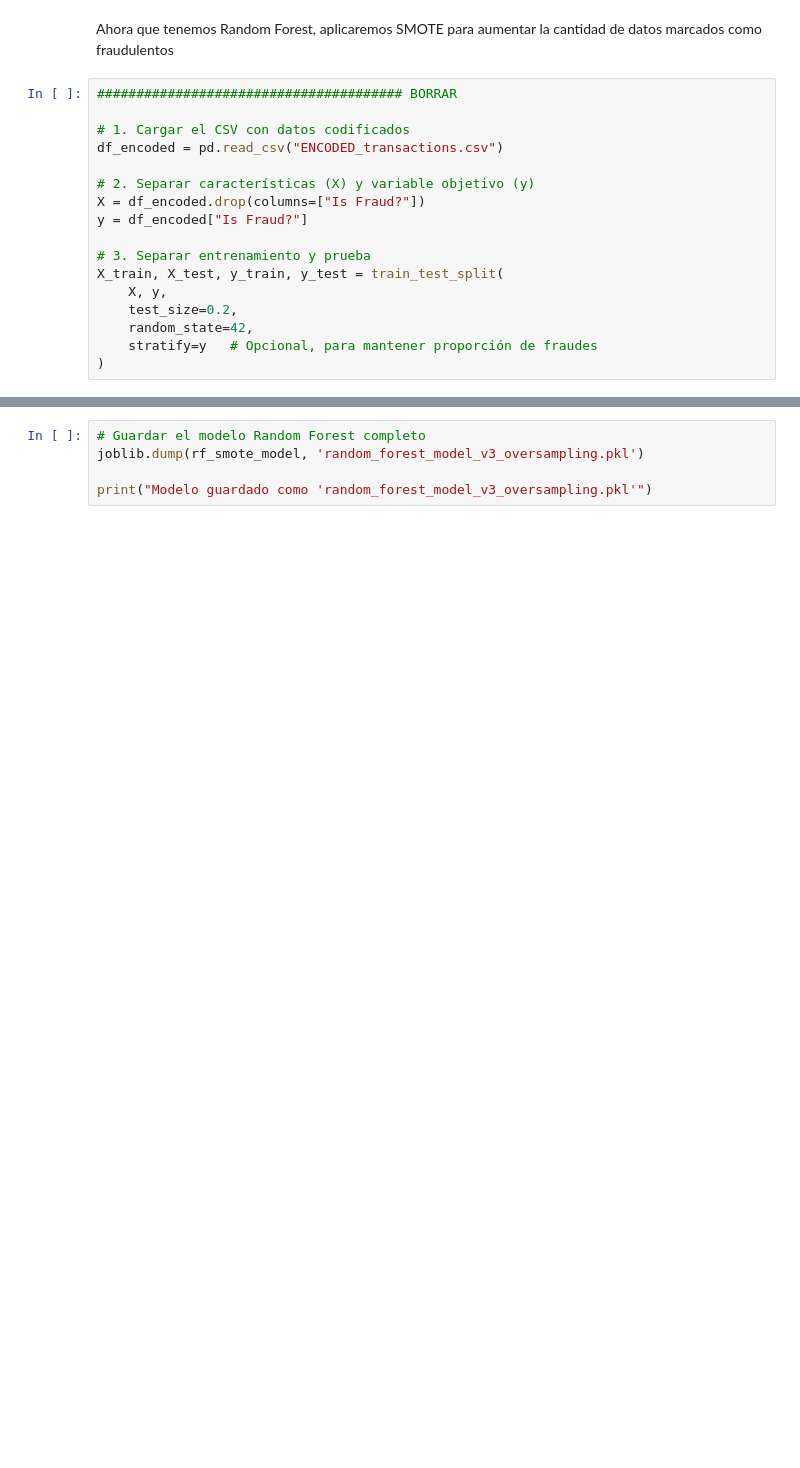
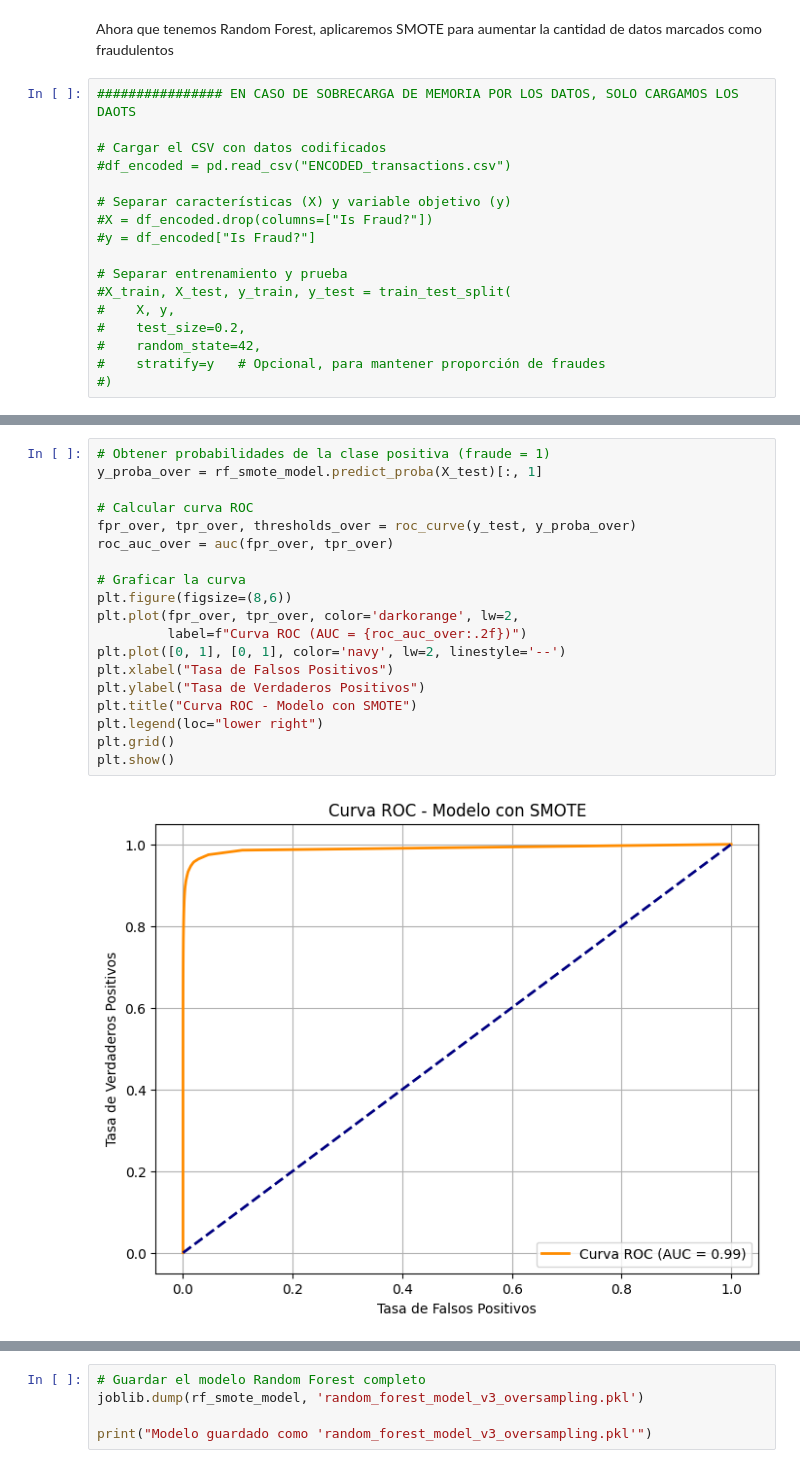
Before and after one commit to RicardoMollinedo/tfm-finantial-fraud, a Jupyter notebook: tfm_RicardoMollinedo.ipynb, the cells around one changed output, grey strips where cells are left out. Saved outputs shown, nothing was run; the diff lists cells and outputs as text; blank space fills up the shorter version.

```diff
--- a/tfm_RicardoMollinedo.ipynb
+++ b/tfm_RicardoMollinedo.ipynb
@@ -1099,19 +1112,19 @@ print(df_summary_rf)
 # %% [markdown]
 Ahora que tenemos Random Forest, aplicaremos SMOTE para aumentar la cantidad de datos marcados como fraudulentos
 # %%
-####################################### BORRAR
+################ EN CASO DE SOBRECARGA DE MEMORIA POR LOS DATOS, SOLO CARGAMOS LOS DAOTS
 
-# 1. Cargar el CSV con datos codificados
-df_encoded = pd.read_csv("ENCODED_transactions.csv")
+# Cargar el CSV con datos codificados
+#df_encoded = pd.read_csv("ENCODED_transactions.csv")
 
-# 2. Separar características (X) y variable objetivo (y)
-X = df_encoded.drop(columns=["Is Fraud?"])
-y = df_encoded["Is Fraud?"]
+# Separar características (X) y variable objetivo (y)
+#X = df_encoded.drop(columns=["Is Fraud?"])
+#y = df_encoded["Is Fraud?"]
 
-# 3. Separar entrenamiento y prueba
-X_train, X_test, y_train, y_test = train_test_split(
-    X, y,
-    test_size=0.2,
-    random_state=42,
-    stratify=y   # Opcional, para mantener proporción de fraudes
-)
+# Separar entrenamiento y prueba
+#X_train, X_test, y_train, y_test = train_test_split(
+#    X, y,
+#    test_size=0.2,
+#    random_state=42,
+#    stratify=y   # Opcional, para mantener proporción de fraudes
+#)
@@ -1141,0 +1158,21 @@ weighted avg       1.00      1.00      1.00   4877367
+# %%
+# Obtener probabilidades de la clase positiva (fraude = 1)
+y_proba_over = rf_smote_model.predict_proba(X_test)[:, 1]
+
+# Calcular curva ROC
+fpr_over, tpr_over, thresholds_over = roc_curve(y_test, y_proba_over)
+roc_auc_over = auc(fpr_over, tpr_over)
+
+# Graficar la curva
+plt.figure(figsize=(8,6))
+plt.plot(fpr_over, tpr_over, color='darkorange', lw=2,
+         label=f"Curva ROC (AUC = {roc_auc_over:.2f})")
+plt.plot([0, 1], [0, 1], color='navy', lw=2, linestyle='--')
+plt.xlabel("Tasa de Falsos Positivos")
+plt.ylabel("Tasa de Verdaderos Positivos")
+plt.title("Curva ROC - Modelo con SMOTE")
+plt.legend(loc="lower right")
+plt.grid()
+plt.show()
+# %% [output]
+[figure, added]
```
Also changed, not shown: parts of 58 cells of this notebook.
